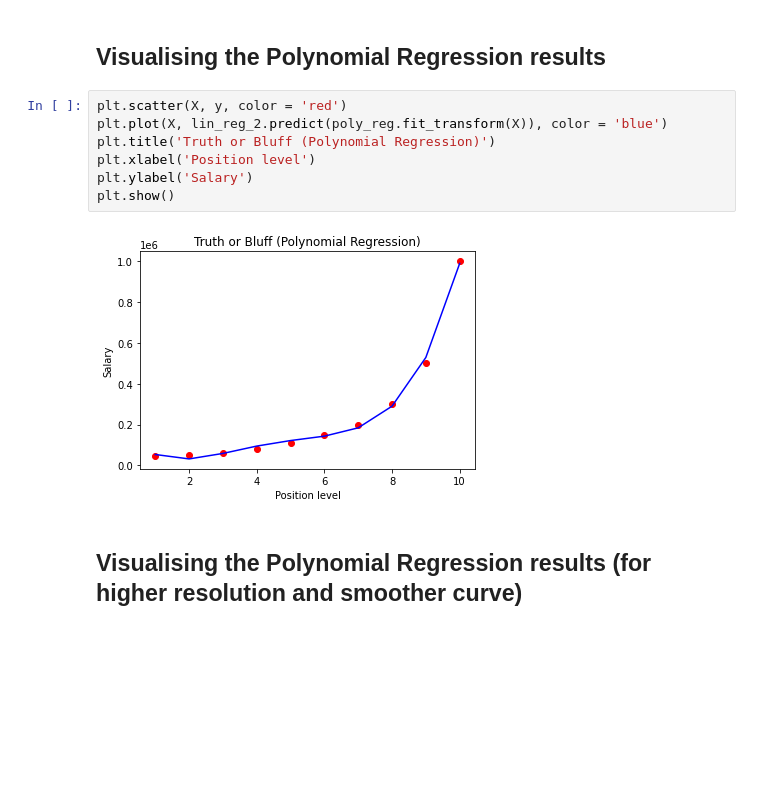
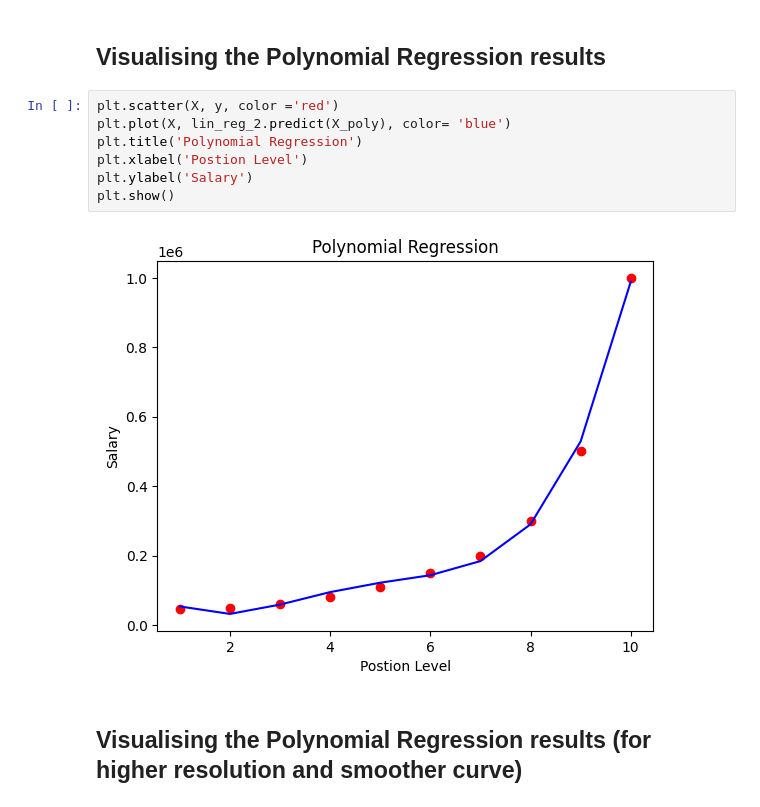
Before and after one commit to RafinEazdan/Machine_Learning, a Jupyter notebook: polynomial_regression.ipynb, the cells around one changed output. Drawn from its saved outputs; the diff is of its cells as text; blank space fills up the shorter version.

```diff
--- a/polynomial_regression.ipynb
+++ b/polynomial_regression.ipynb
@@ -46,14 +46,14 @@ plt.show()
 # %% [markdown]
 ## Visualising the Polynomial Regression results
 # %%
-plt.scatter(X, y, color = 'red')
-plt.plot(X, lin_reg_2.predict(poly_reg.fit_transform(X)), color = 'blue')
-plt.title('Truth or Bluff (Polynomial Regression)')
-plt.xlabel('Position level')
+plt.scatter(X, y, color ='red')
+plt.plot(X, lin_reg_2.predict(X_poly), color= 'blue')
+plt.title('Polynomial Regression')
+plt.xlabel('Postion Level')
 plt.ylabel('Salary')
 plt.show()
 # %% [output]
-[figure, old version]
+[figure, new version]
 # %% [markdown]
 ## Visualising the Polynomial Regression results (for higher resolution and smoother curve)
 # %%
```
Also changed, not shown: parts of 6 cells of this notebook.
